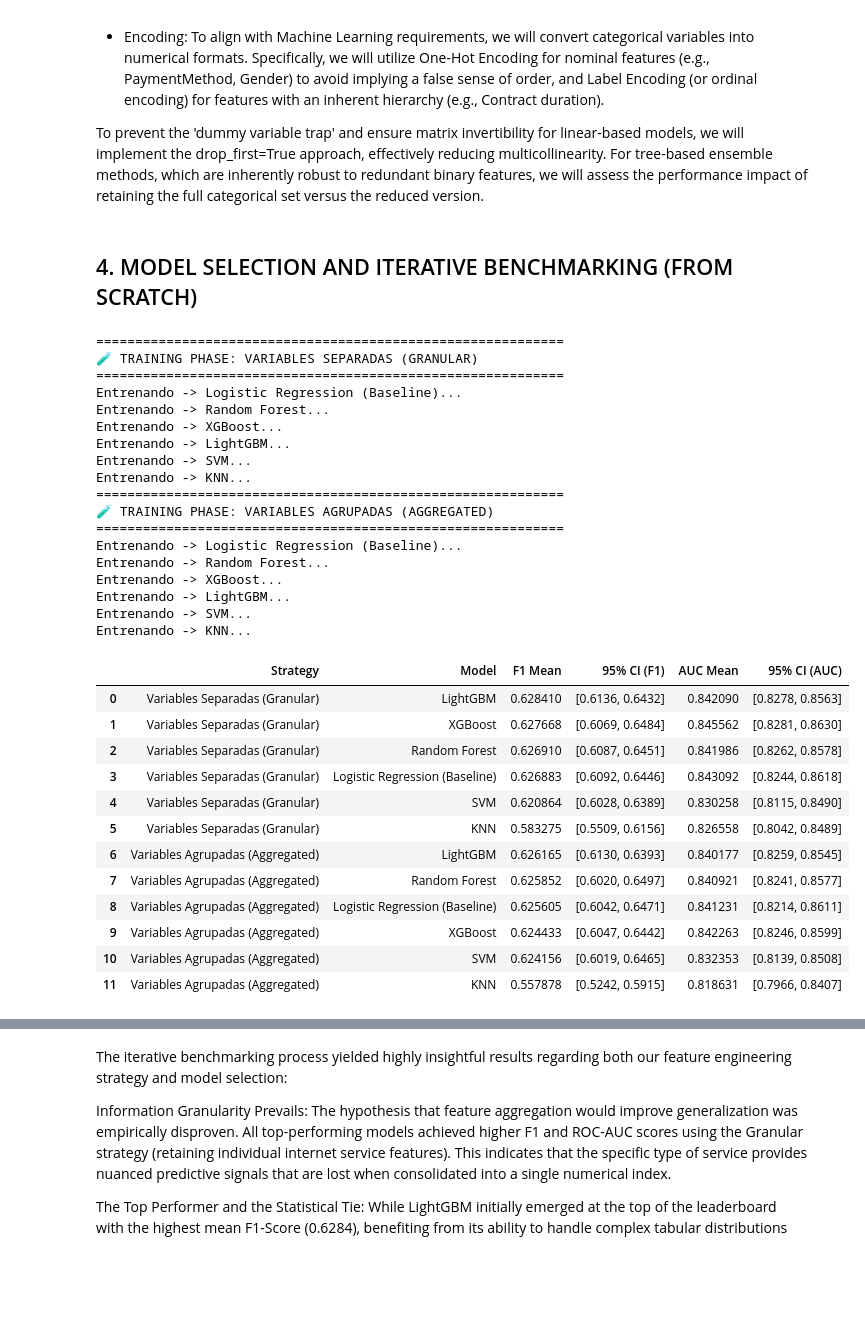
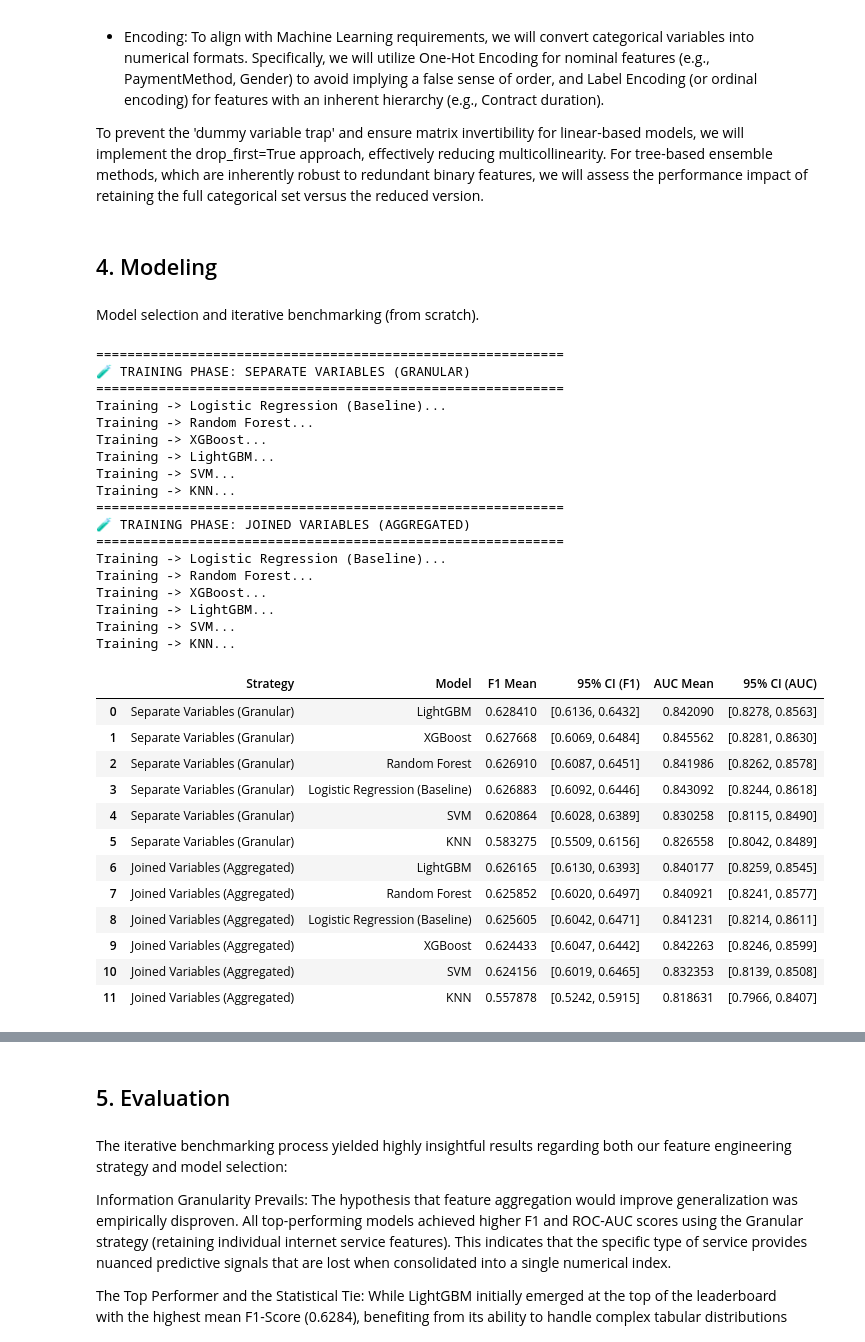
Before and after one commit to PabloBarrioCriado/telco-customer-churn-prediction, a Jupyter notebook: notebooks/01_EDA.ipynb, the cells around one changed output, grey strips where cells are left out. Saved outputs shown, nothing was run; the diff lists cells and outputs as text; code cells hidden in the pictures; blank space fills up the shorter version.

```diff
--- a/notebooks/01_EDA.ipynb
+++ b/notebooks/01_EDA.ipynb
@@ -834,7 +807,9 @@ Data Transformation:
 
 To prevent the 'dummy variable trap' and ensure matrix invertibility for linear-based models, we will implement the drop_first=True approach, effectively reducing multicollinearity. For tree-based ensemble methods, which are inherently robust to redundant binary features, we will assess the performance impact of retaining the full categorical set versus the reduced version.
 # %% [markdown]
-## 4. MODEL SELECTION AND ITERATIVE BENCHMARKING (FROM SCRATCH)
+## 4. Modeling
+# %% [markdown]
+Model selection and iterative benchmarking (from scratch).
 # %%
 
 %%time
@@ -875,8 +850,8 @@ class ServiceAggregator(BaseEstimator, TransformerMixin):
 # ==============================================================================
 
 estrategias_fe = {
-    'Variables Separadas (Granular)': False, # Keeps the 6 separate service variables
-    'Variables Agrupadas (Aggregated)': True # Drops the 6 service variables, keeps only the total
+    'Separate Variables (Granular)': False, # Keeps the 6 separate service variables
+    'Joined Variables (Aggregated)': True # Drops the 6 service variables, keeps only the total
 }
 
 outer_cv = StratifiedKFold(n_splits=5, shuffle=True, random_state=42)
@@ -1025,57 +1000,57 @@ for nombre_estrategia, drop_flag in estrategias_fe.items():
 
         resultados_globales.append({
             'Strategy': nombre_estrategia,
             'Model': model_name,
             'F1 Mean': f1_mean,
             '95% CI (F1)': f"[{f1_mean - f1_margin:.4f}, {f1_mean + f1_margin:.4f}]",
             'AUC Mean': auc_mean,
             '95% CI (AUC)': f"[{auc_mean - auc_margin:.4f}, {auc_mean + auc_margin:.4f}]"
         })
 
 
 # ==============================================================================
 # 4.5. VISUAL PRESENTATION OF RESULTS
 # ==============================================================================
 df_resultados = pd.DataFrame(resultados_globales)
 df_resultados = df_resultados.sort_values(by=['Strategy', 'F1 Mean'], ascending=[False, False]).reset_index(drop=True)
 
 # Easier visualization with a gradient background for the F1 and AUC columns
 cm = sns.light_palette("blue", as_cmap=True)
 tabla_estilizada = df_resultados.style.background_gradient(subset=['F1 Mean', 'AUC Mean'], cmap=cm)\
     .set_properties(**{'text-align': 'center'})\
     .set_table_styles([dict(selector='th', props=[('text-align', 'center')])])
 
 display(tabla_estilizada)
 # %% [output]
 ============================================================
-🧪 TRAINING PHASE: VARIABLES SEPARADAS (GRANULAR)
+🧪 TRAINING PHASE: SEPARATE VARIABLES (GRANULAR)
 ============================================================
-Entrenando -> Logistic Regression (Baseline)...
-Entrenando -> Random Forest...
-Entrenando -> XGBoost...
-Entrenando -> LightGBM...
-Entrenando -> SVM...
-Entrenando -> KNN...
+Training -> Logistic Regression (Baseline)...
+Training -> Random Forest...
+Training -> XGBoost...
+Training -> LightGBM...
+Training -> SVM...
+Training -> KNN...
 ============================================================
-🧪 TRAINING PHASE: VARIABLES AGRUPADAS (AGGREGATED)
+🧪 TRAINING PHASE: JOINED VARIABLES (AGGREGATED)
 ============================================================
-Entrenando -> Logistic Regression (Baseline)...
-Entrenando -> Random Forest...
-Entrenando -> XGBoost...
-Entrenando -> LightGBM...
-Entrenando -> SVM...
-Entrenando -> KNN...
+Training -> Logistic Regression (Baseline)...
+Training -> Random Forest...
+Training -> XGBoost...
+Training -> LightGBM...
+Training -> SVM...
+Training -> KNN...
 |  | Strategy | Model | F1 Mean | 95% CI (F1) | AUC Mean | 95% CI (AUC) |
-| 0 | Variables Separadas (Granular) | LightGBM | 0.628410 | [0.6136, 0.6432] | 0.842090 | [0.8278, 0.8563] |
-| 1 | Variables Separadas (Granular) | XGBoost | 0.627668 | [0.6069, 0.6484] | 0.845562 | [0.8281, 0.8630] |
-| 2 | Variables Separadas (Granular) | Random Forest | 0.626910 | [0.6087, 0.6451] | 0.841986 | [0.8262, 0.8578] |
-| 3 | Variables Separadas (Granular) | Logistic Regression (Baseline) | 0.626883 | [0.6092, 0.6446] | 0.843092 | [0.8244, 0.8618] |
-| 4 | Variables Separadas (Granular) | SVM | 0.620864 | [0.6028, 0.6389] | 0.830258 | [0.8115, 0.8490] |
-| 5 | Variables Separadas (Granular) | KNN | 0.583275 | [0.5509, 0.6156] | 0.826558 | [0.8042, 0.8489] |
-| 6 | Variables Agrupadas (Aggregated) | LightGBM | 0.626165 | [0.6130, 0.6393] | 0.840177 | [0.8259, 0.8545] |
-| 7 | Variables Agrupadas (Aggregated) | Random Forest | 0.625852 | [0.6020, 0.6497] | 0.840921 | [0.8241, 0.8577] |
-| 8 | Variables Agrupadas (Aggregated) | Logistic Regression (Baseline) | 0.625605 | [0.6042, 0.6471] | 0.841231 | [0.8214, 0.8611] |
-| 9 | Variables Agrupadas (Aggregated) | XGBoost | 0.624433 | [0.6047, 0.6442] | 0.842263 | [0.8246, 0.8599] |
-| 10 | Variables Agrupadas (Aggregated) | SVM | 0.624156 | [0.6019, 0.6465] | 0.832353 | [0.8139, 0.8508] |
-| 11 | Variables Agrupadas (Aggregated) | KNN | 0.557878 | [0.5242, 0.5915] | 0.818631 | [0.7966, 0.8407] |
+| 0 | Separate Variables (Granular) | LightGBM | 0.628410 | [0.6136, 0.6432] | 0.842090 | [0.8278, 0.8563] |
+| 1 | Separate Variables (Granular) | XGBoost | 0.627668 | [0.6069, 0.6484] | 0.845562 | [0.8281, 0.8630] |
+| 2 | Separate Variables (Granular) | Random Forest | 0.626910 | [0.6087, 0.6451] | 0.841986 | [0.8262, 0.8578] |
+| 3 | Separate Variables (Granular) | Logistic Regression (Baseline) | 0.626883 | [0.6092, 0.6446] | 0.843092 | [0.8244, 0.8618] |
+| 4 | Separate Variables (Granular) | SVM | 0.620864 | [0.6028, 0.6389] | 0.830258 | [0.8115, 0.8490] |
+| 5 | Separate Variables (Granular) | KNN | 0.583275 | [0.5509, 0.6156] | 0.826558 | [0.8042, 0.8489] |
+| 6 | Joined Variables (Aggregated) | LightGBM | 0.626165 | [0.6130, 0.6393] | 0.840177 | [0.8259, 0.8545] |
+| 7 | Joined Variables (Aggregated) | Random Forest | 0.625852 | [0.6020, 0.6497] | 0.840921 | [0.8241, 0.8577] |
+| 8 | Joined Variables (Aggregated) | Logistic Regression (Baseline) | 0.625605 | [0.6042, 0.6471] | 0.841231 | [0.8214, 0.8611] |
+| 9 | Joined Variables (Aggregated) | XGBoost | 0.624433 | [0.6047, 0.6442] | 0.842263 | [0.8246, 0.8599] |
+| 10 | Joined Variables (Aggregated) | SVM | 0.624156 | [0.6019, 0.6465] | 0.832353 | [0.8139, 0.8508] |
+| 11 | Joined Variables (Aggregated) | KNN | 0.557878 | [0.5242, 0.5915] | 0.818631 | [0.7966, 0.8407] |
 CPU times: total: 4min 38s
@@ -1083,3 +1058,5 @@ Wall time: 9min 34s
+# %% [markdown]
+## 5. Evaluation
 # %% [markdown]
 The iterative benchmarking process yielded highly insightful results regarding both our feature engineering strategy and model selection:
 
```
Also changed, not shown: parts of 13 cells of this notebook.
